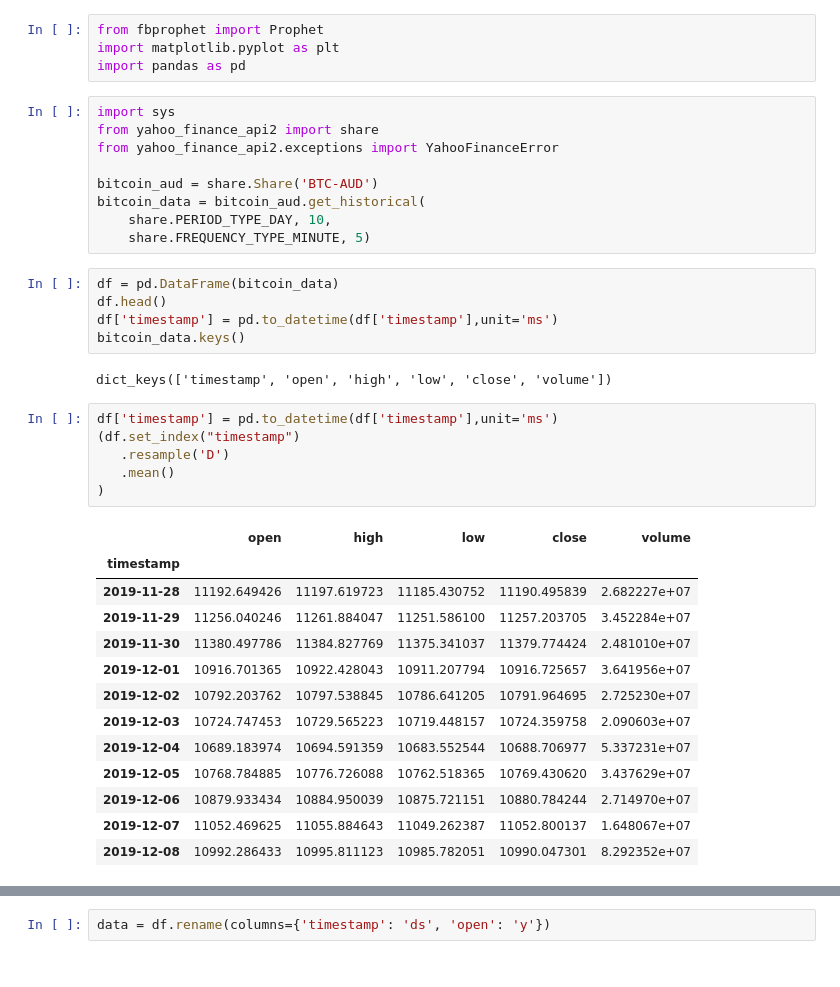
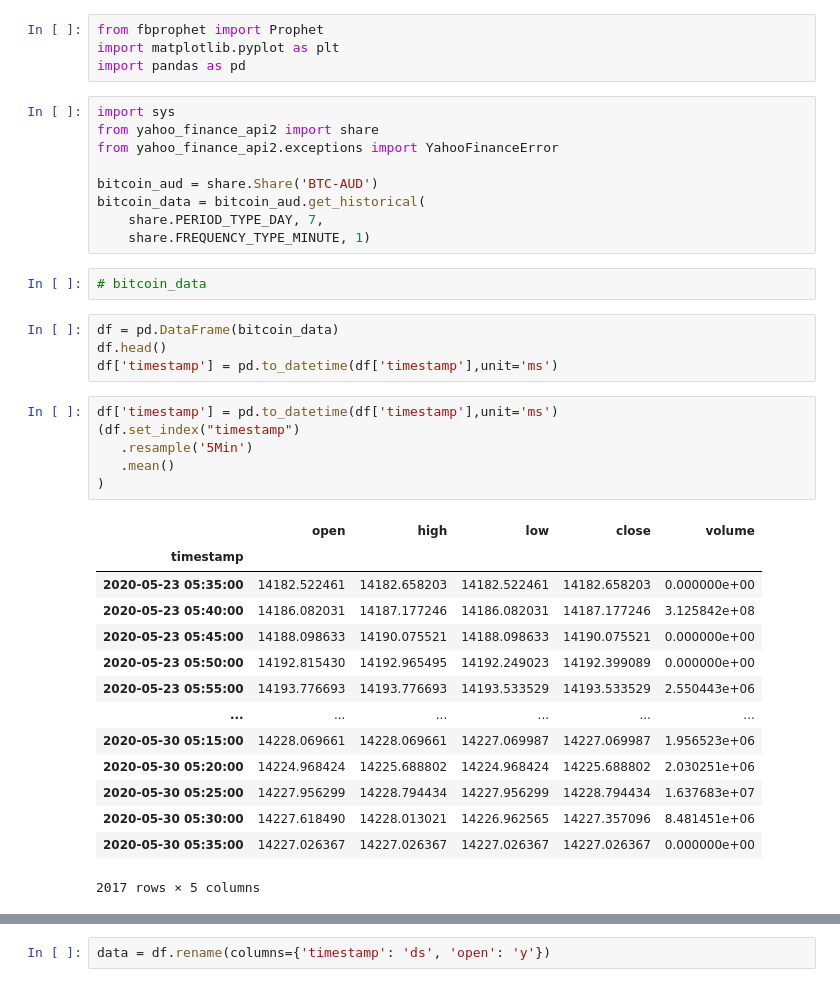
Before and after one commit to StuartLox/trading-bot, a Jupyter notebook: services/bitcoin-model/src/main/Trade-Bot-Prophet.ipynb, the cells around one changed output, grey strips where cells are left out. Drawn from its saved outputs; the diff is of its cells as text.

```diff
--- a/services/bitcoin-model/src/main/Trade-Bot-Prophet.ipynb
+++ b/services/bitcoin-model/src/main/Trade-Bot-Prophet.ipynb
@@ -9,32 +9,32 @@ from yahoo_finance_api2.exceptions import YahooFinanceError
 
 bitcoin_aud = share.Share('BTC-AUD')
 bitcoin_data = bitcoin_aud.get_historical(
-    share.PERIOD_TYPE_DAY, 10,
-    share.FREQUENCY_TYPE_MINUTE, 5)
+    share.PERIOD_TYPE_DAY, 7,
+    share.FREQUENCY_TYPE_MINUTE, 1)
+# %%
+# bitcoin_data
 # %%
 df = pd.DataFrame(bitcoin_data)
 df.head()
 df['timestamp'] = pd.to_datetime(df['timestamp'],unit='ms')
-bitcoin_data.keys()
-# %% [output]
-dict_keys(['timestamp', 'open', 'high', 'low', 'close', 'volume'])
 # %%
 df['timestamp'] = pd.to_datetime(df['timestamp'],unit='ms')
 (df.set_index("timestamp")
-   .resample('D')
+   .resample('5Min')
    .mean()
 )
 # %% [output]
 |  | open | high | low | close | volume |
 | timestamp |  |  |  |  |  |
-| 2019-11-28 | 11192.649426 | 11197.619723 | 11185.430752 | 11190.495839 | 2.682227e+07 |
-| 2019-11-29 | 11256.040246 | 11261.884047 | 11251.586100 | 11257.203705 | 3.452284e+07 |
-| 2019-11-30 | 11380.497786 | 11384.827769 | 11375.341037 | 11379.774424 | 2.481010e+07 |
-| 2019-12-01 | 10916.701365 | 10922.428043 | 10911.207794 | 10916.725657 | 3.641956e+07 |
-| 2019-12-02 | 10792.203762 | 10797.538845 | 10786.641205 | 10791.964695 | 2.725230e+07 |
-| 2019-12-03 | 10724.747453 | 10729.565223 | 10719.448157 | 10724.359758 | 2.090603e+07 |
-| 2019-12-04 | 10689.183974 | 10694.591359 | 10683.552544 | 10688.706977 | 5.337231e+07 |
-| 2019-12-05 | 10768.784885 | 10776.726088 | 10762.518365 | 10769.430620 | 3.437629e+07 |
-| 2019-12-06 | 10879.933434 | 10884.950039 | 10875.721151 | 10880.784244 | 2.714970e+07 |
-| 2019-12-07 | 11052.469625 | 11055.884643 | 11049.262387 | 11052.800137 | 1.648067e+07 |
-| 2019-12-08 | 10992.286433 | 10995.811123 | 10985.782051 | 10990.047301 | 8.292352e+07 |
+| 2020-05-23 05:35:00 | 14182.522461 | 14182.658203 | 14182.522461 | 14182.658203 | 0.000000e+00 |
+| 2020-05-23 05:40:00 | 14186.082031 | 14187.177246 | 14186.082031 | 14187.177246 | 3.125842e+08 |
+| 2020-05-23 05:45:00 | 14188.098633 | 14190.075521 | 14188.098633 | 14190.075521 | 0.000000e+00 |
+| 2020-05-23 05:50:00 | 14192.815430 | 14192.965495 | 14192.249023 | 14192.399089 | 0.000000e+00 |
+| 2020-05-23 05:55:00 | 14193.776693 | 14193.776693 | 14193.533529 | 14193.533529 | 2.550443e+06 |
+| ... | ... | ... | ... | ... | ... |
+| 2020-05-30 05:15:00 | 14228.069661 | 14228.069661 | 14227.069987 | 14227.069987 | 1.956523e+06 |
+| 2020-05-30 05:20:00 | 14224.968424 | 14225.688802 | 14224.968424 | 14225.688802 | 2.030251e+06 |
+| 2020-05-30 05:25:00 | 14227.956299 | 14228.794434 | 14227.956299 | 14228.794434 | 1.637683e+07 |
+| 2020-05-30 05:30:00 | 14227.618490 | 14228.013021 | 14226.962565 | 14227.357096 | 8.481451e+06 |
+| 2020-05-30 05:35:00 | 14227.026367 | 14227.026367 | 14227.026367 | 14227.026367 | 0.000000e+00 |
+2017 rows × 5 columns
```
Also changed, not shown: parts of 3 cells of this notebook, 15 other files.
